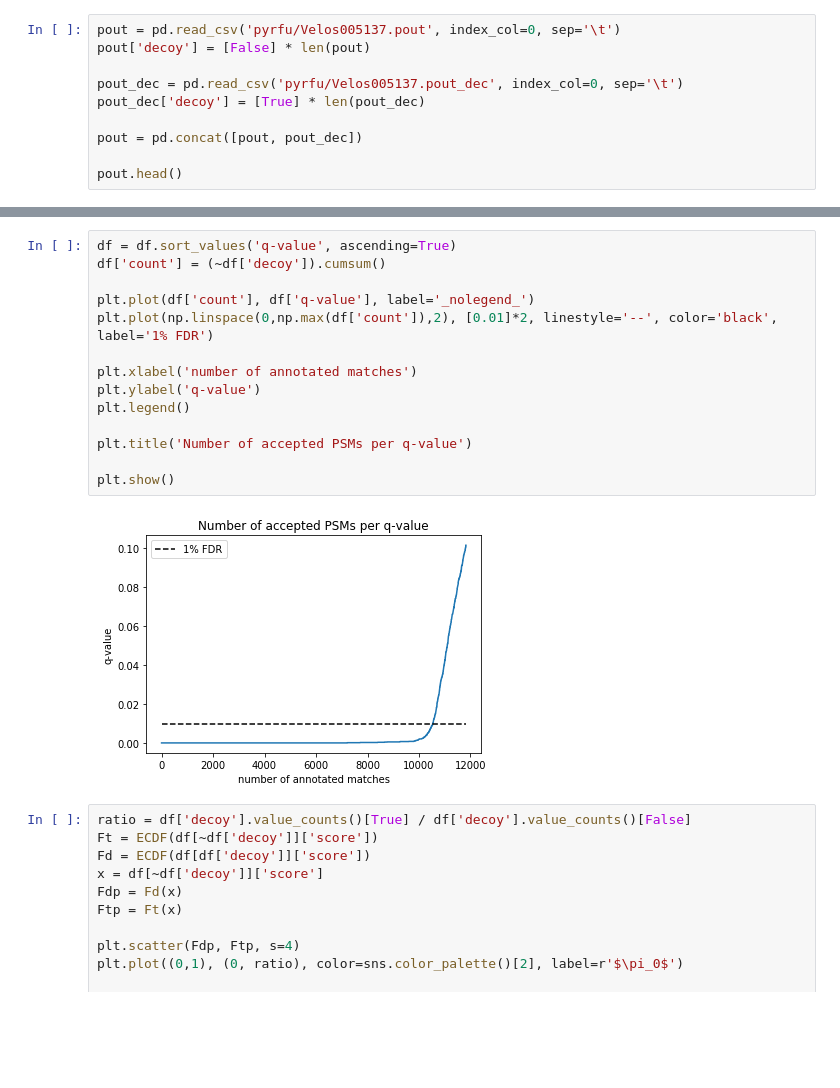
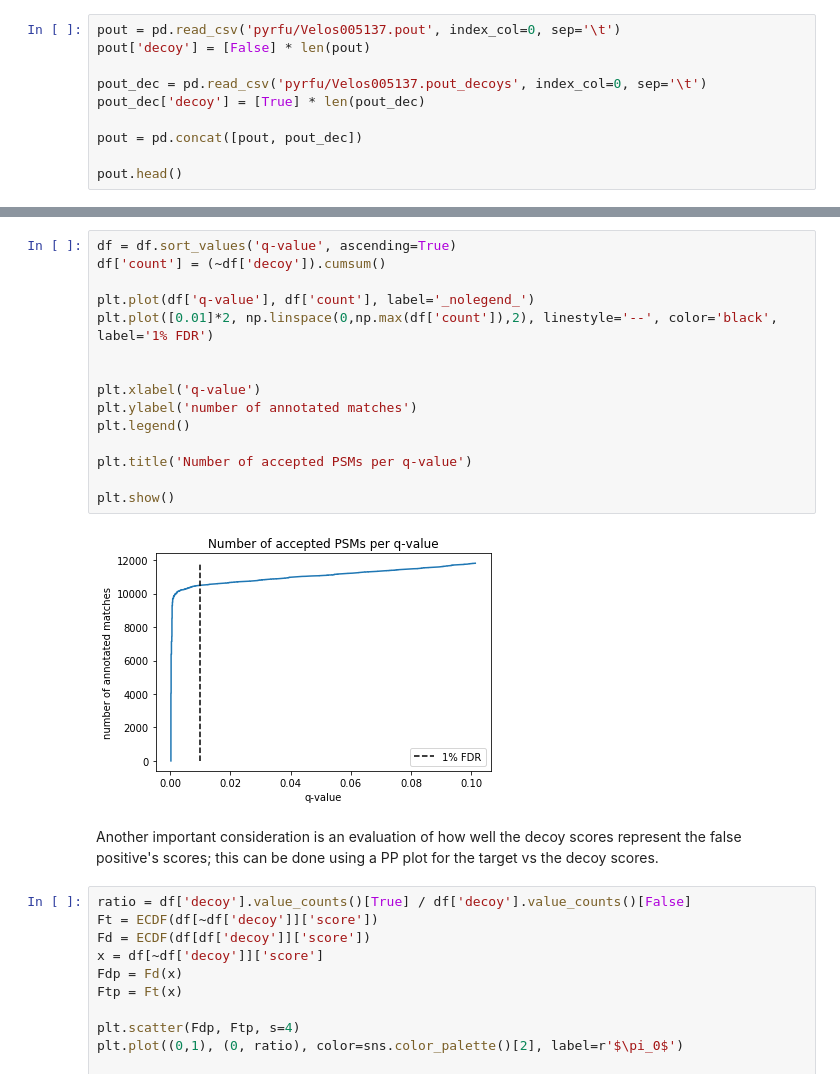
Before and after one commit to compomics/ms2rescore, a Jupyter notebook: manuscript/reproducing-results.ipynb, the cells around one changed output, grey strips where cells are left out. Saved outputs shown, nothing was run; the diff lists cells and outputs as text; blank space fills up the shorter version.

```diff
--- a/manuscript/reproducing-results.ipynb
+++ b/manuscript/reproducing-results.ipynb
@@ -58,7 +74,7 @@ Reading in the data: we concatenate the target and decoy files into one large da
 pout = pd.read_csv('pyrfu/Velos005137.pout', index_col=0, sep='\t')
 pout['decoy'] = [False] * len(pout)
 
-pout_dec = pd.read_csv('pyrfu/Velos005137.pout_dec', index_col=0, sep='\t')
+pout_dec = pd.read_csv('pyrfu/Velos005137.pout_decoys', index_col=0, sep='\t')
 pout_dec['decoy'] = [True] * len(pout_dec)
 
 pout = pd.concat([pout, pout_dec])
@@ -115,19 +136,22 @@ plt.show()
 # %%
 df = df.sort_values('q-value', ascending=True)
 df['count'] = (~df['decoy']).cumsum()
 
-plt.plot(df['count'], df['q-value'], label='_nolegend_')
-plt.plot(np.linspace(0,np.max(df['count']),2), [0.01]*2, linestyle='--', color='black', label='1% FDR')
+plt.plot(df['q-value'], df['count'], label='_nolegend_')
+plt.plot([0.01]*2, np.linspace(0,np.max(df['count']),2), linestyle='--', color='black', label='1% FDR')
 
-plt.xlabel('number of annotated matches')
-plt.ylabel('q-value')
+
+plt.xlabel('q-value')
+plt.ylabel('number of annotated matches')
 plt.legend()
 
 plt.title('Number of accepted PSMs per q-value')
 
 plt.show()
 # %% [output]
-[figure, old version]
+[figure, new version]
+# %% [markdown]
+Another important consideration is an evaluation of how well the decoy scores represent the false positive's scores; this can be done using a PP plot for the target vs the decoy scores.
 # %%
 ratio = df['decoy'].value_counts()[True] / df['decoy'].value_counts()[False]
 Ft = ECDF(df[~df['decoy']]['score'])
```
Also changed, not shown: parts of 20 cells of this notebook, 2 other files.
